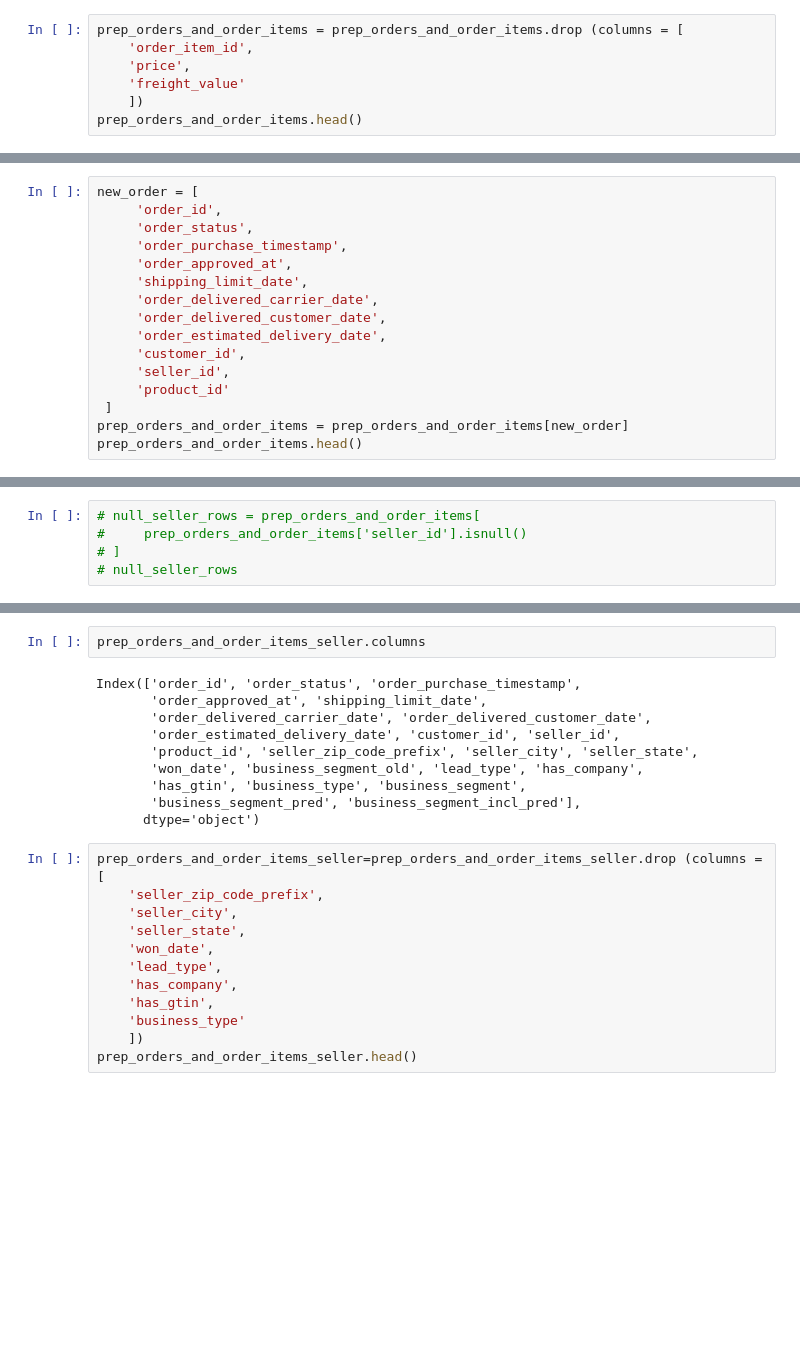
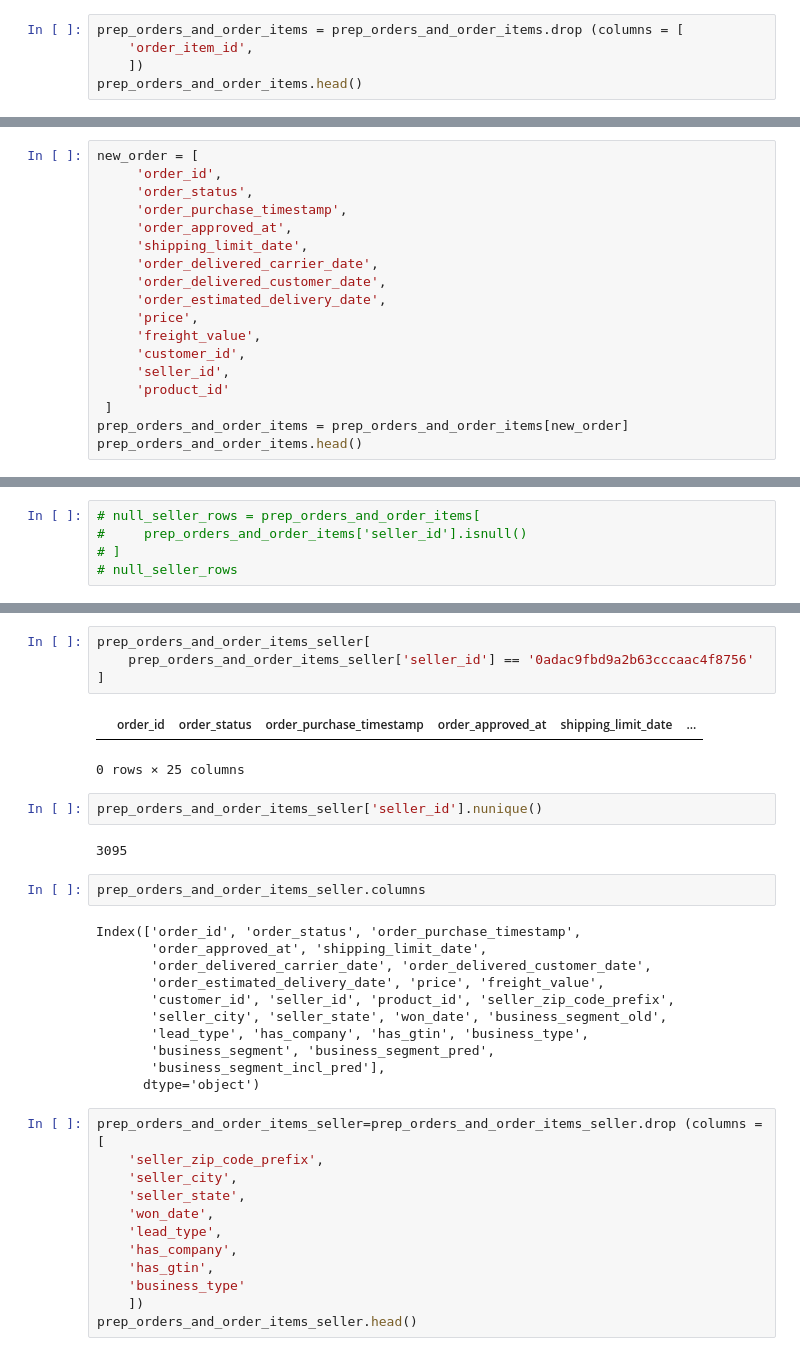
Before and after one commit to amandawang90-spec/neuefische-data-analysis-180825-capstone_project, a Jupyter notebook: python/mart_seller_fulfillment_scorecard.ipynb, the cells around one changed output, grey strips where cells are left out. Cells and saved outputs as stored; diff of their text form; blank space fills up the shorter version.

Commit message:
tableau draft update

```diff
--- a/python/mart_seller_fulfillment_scorecard.ipynb
+++ b/python/mart_seller_fulfillment_scorecard.ipynb
@@ -339,8 +339,6 @@ prep_orders_and_order_items[prep_orders_and_order_items['order_id']== 'ca3625898
 # %%
 prep_orders_and_order_items = prep_orders_and_order_items.drop (columns = [
     'order_item_id',
-    'price',
-    'freight_value'
     ])
 prep_orders_and_order_items.head()
 # %% [output]
@@ -360,6 +358,8 @@ new_order = [
      'order_delivered_carrier_date',
      'order_delivered_customer_date',
      'order_estimated_delivery_date',
+     'price',
+     'freight_value',
      'customer_id',
      'seller_id',
      'product_id'
@@ -439,14 +452,26 @@ memory usage: 18.1+ MB
+# %%
+prep_orders_and_order_items_seller[
+    prep_orders_and_order_items_seller['seller_id'] == '0adac9fbd9a2b63cccaac4f8756'
+]
+# %% [output]
+|  | order_id | order_status | order_purchase_timestamp | order_approved_at | shipping_limit_date | ... |
+0 rows × 25 columns
+# %%
+prep_orders_and_order_items_seller['seller_id'].nunique()
+# %% [output]
+3095
 # %%
 prep_orders_and_order_items_seller.columns
 # %% [output]
 Index(['order_id', 'order_status', 'order_purchase_timestamp',
        'order_approved_at', 'shipping_limit_date',
        'order_delivered_carrier_date', 'order_delivered_customer_date',
-       'order_estimated_delivery_date', 'customer_id', 'seller_id',
-       'product_id', 'seller_zip_code_prefix', 'seller_city', 'seller_state',
-       'won_date', 'business_segment_old', 'lead_type', 'has_company',
-       'has_gtin', 'business_type', 'business_segment',
-       'business_segment_pred', 'business_segment_incl_pred'],
+       'order_estimated_delivery_date', 'price', 'freight_value',
+       'customer_id', 'seller_id', 'product_id', 'seller_zip_code_prefix',
+       'seller_city', 'seller_state', 'won_date', 'business_segment_old',
+       'lead_type', 'has_company', 'has_gtin', 'business_type',
+       'business_segment', 'business_segment_pred',
+       'business_segment_incl_pred'],
       dtype='object')
 # %%
 prep_orders_and_order_items_seller=prep_orders_and_order_items_seller.drop (columns = [
```
Also changed, not shown: parts of 6 cells of this notebook, 18 other files.
